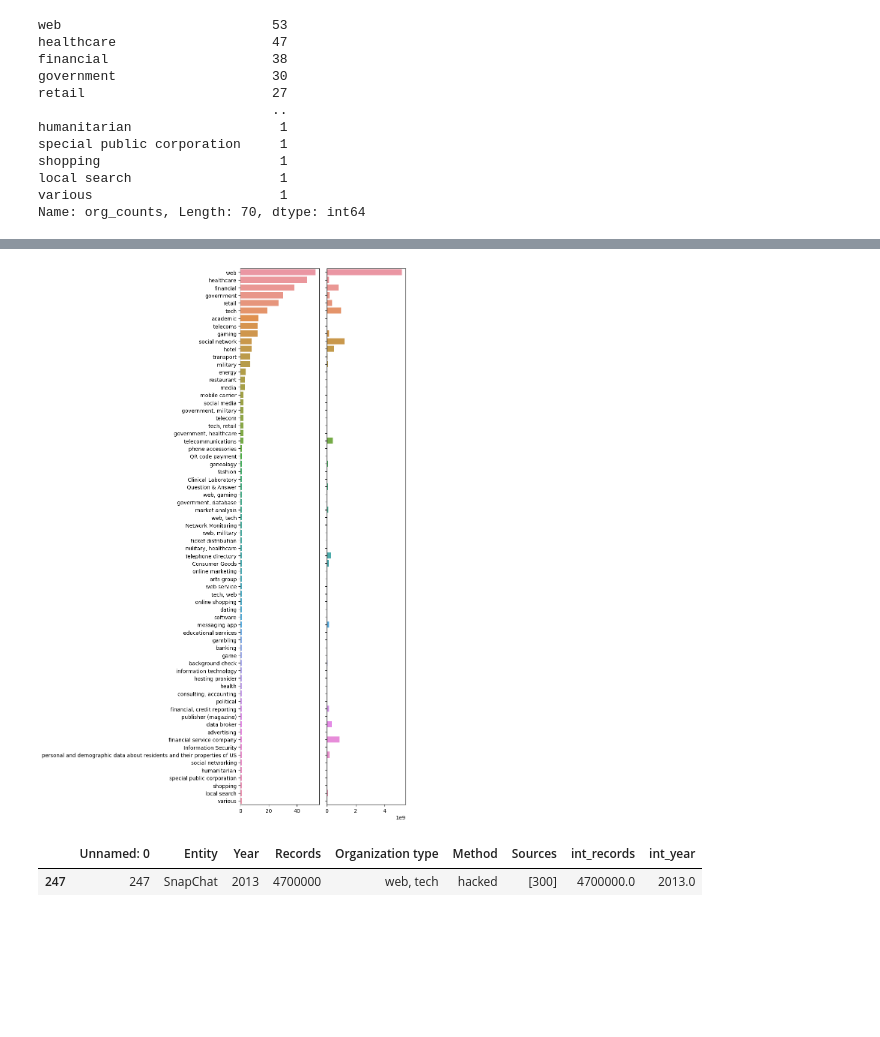
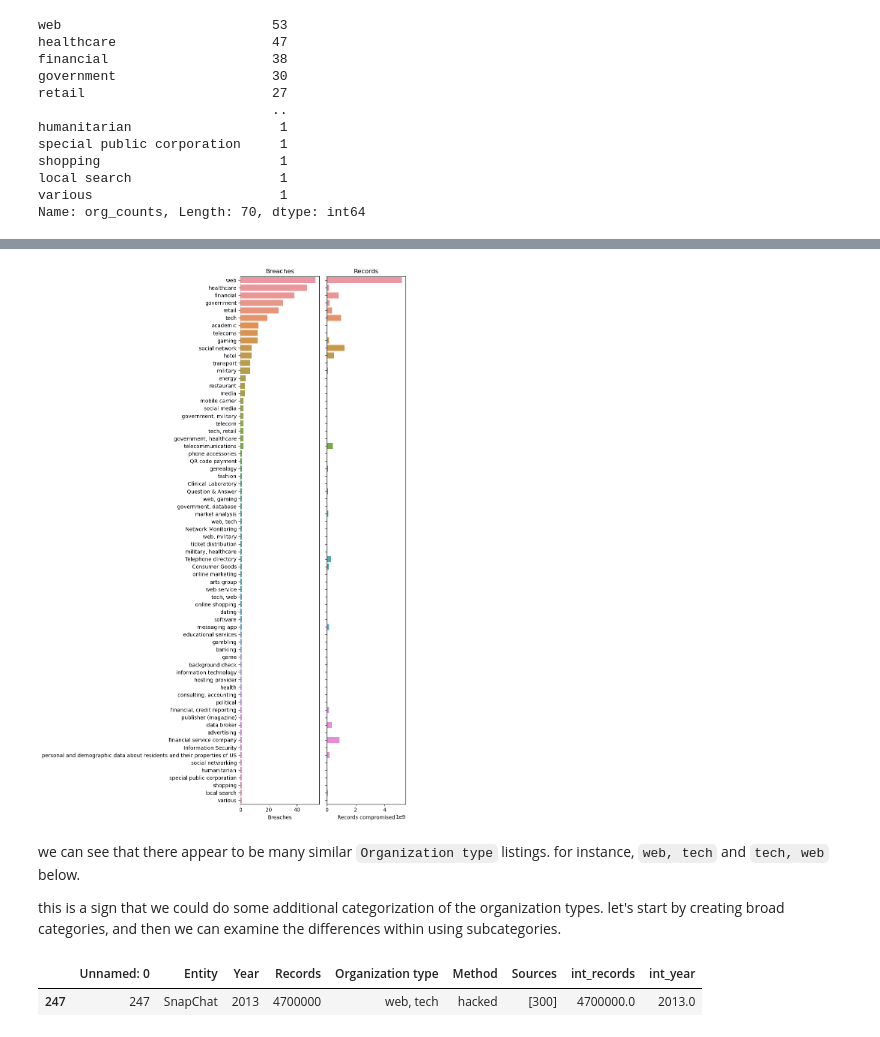
Before and after one commit to molly777yllom/DataDive5_DATA3500, a Jupyter notebook: data_breaches.ipynb, the cells around one changed output, grey strips where cells are left out. Drawn from its saved outputs; the diff is of its cells as text; code cells hidden in the pictures; blank space fills up the shorter version.

```diff
--- a/data_breaches.ipynb
+++ b/data_breaches.ipynb
@@ -156 +197,10 @@ year_counts
+# %%
+# replace '2014 and 2015' with '2014' at index 144
+data_breaches.loc[144, 'Year'] = '2014'
+
+# replace '2018-2019' with '2018' at index 96
+data_breaches.loc[96, 'Year'] = '2018'
+
+# replace '2019-2020' with '2019' at index 94
+data_breaches.loc[94, 'Year'] = '2019'
 # %%
@@ -433,0 +220,9 @@ Text(0, 0.5, 'Number of records')
+# %%
+# convert `Records` to numeric, setting non-numeric values to NaN
+data_breaches['num_records'] = pd.to_numeric(data_breaches['Records'], errors='coerce')
+
+# convert `Year` to numeric, setting non-numeric values to NaN
+data_breaches['num_year'] = pd.to_numeric(data_breaches['Year'], errors='coerce')
+
+# check the converted data types
+data_breaches.dtypes
@@ -552,22 +352,29 @@ The right shows the total records stolen as a part of breaches. it has a differe
 # %%
-# Plot:
+# Plot: Combined visualization of the breach frequency and the number of records for each `Organization type`
 
 f, ax = plt.subplots(1, 2, figsize=(10, 15))
 
+# subplot for organization type
 sns.countplot(y='Organization type', data=data_breaches, order=org_order, ax=ax[0])
-ax[0].set_title('', weight='bold')
-ax[0].set_xlabel('', weight='bold')
-ax[0].set_ylabel('', weight='bold')
+ax[0].set_title('Breaches')
+ax[0].set_xlabel('Breaches')
+ax[0].set_ylabel('')
 
-sns.barplot(x='Total Records', y='Organization type', data=df_total_records_sorted, order=org_order, ax=ax[1])
-ax[1].set_title('', weight='bold')
-ax[1].set_xlabel('', weight='bold')
-ax[1].set_ylabel('', weight='bold')
-# Remove tick labels for ax[0]
-ax[1].set_yticklabels([])
+# subplot for number of records, sorted by the order of organization frequency in the data for easier comparison
+sns.barplot(x='Total Records', y='Organization type', data=org_records_order, order=org_order, ax=ax[1])
+ax[1].set_title('Records')
+ax[1].set_xlabel('Records compromised')
+ax[1].set_ylabel('')
+
+ax[1].set_yticklabels([])  # Remove tick labels (organization names) for records subplot
 plt.tight_layout()
+plt.show()
 # %% [output]
-[figure, old version]
+[figure, new version]
+# %% [markdown]
+we can see that there appear to be many similar `Organization type` listings. for instance, `web, tech` and `tech, web` below.
+
+this is a sign that we could do some additional categorization of the organization types. let's start by creating broad categories, and then we can examine the differences within using subcategories.
 # %%
 data_breaches.query("`Organization type` == 'web, tech'")
 # %% [output]
```
Also changed, not shown: parts of 50 cells of this notebook.
